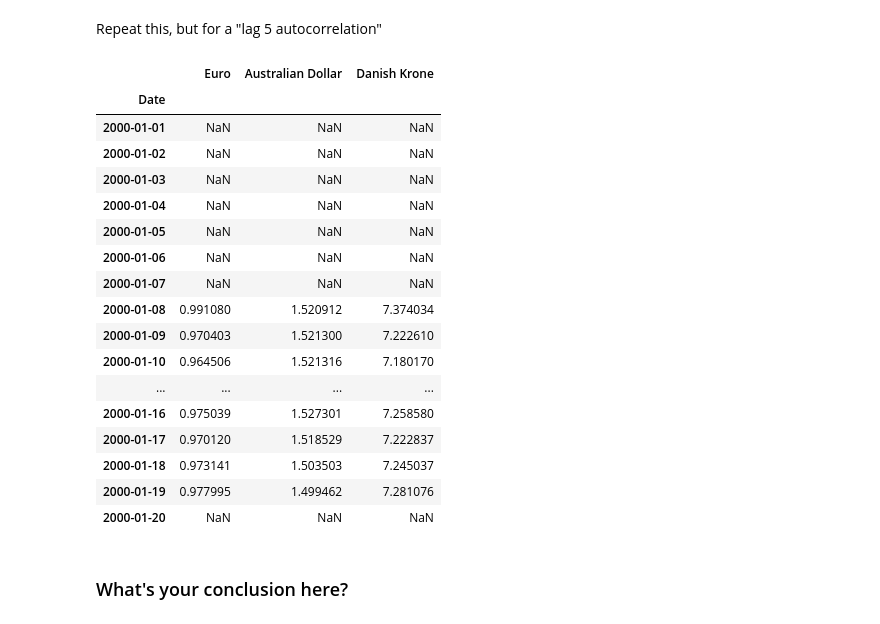
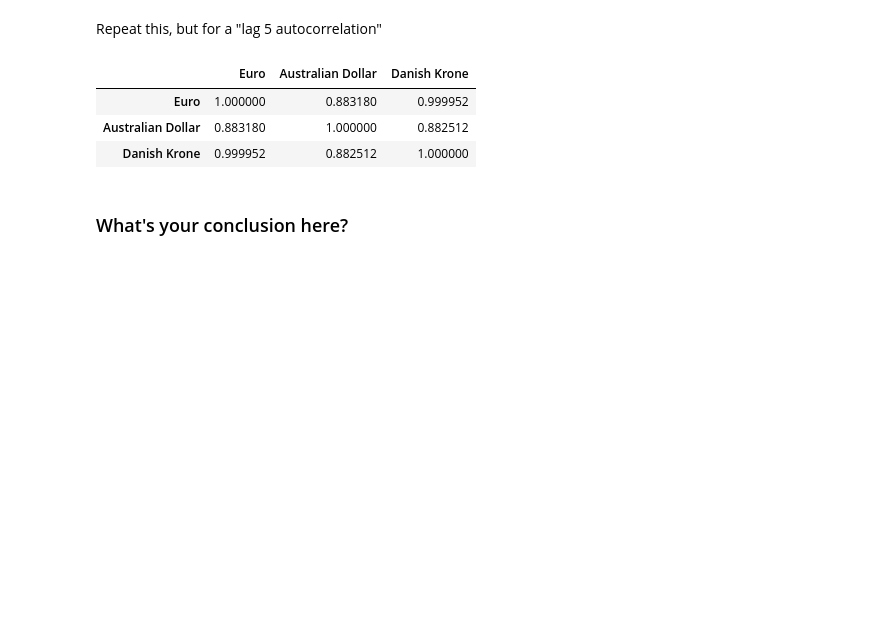
Before and after one commit to nic464/dsc-enterprise-hsbc-autocorrelation-in-time-series-lab-hsbc-ds-081319, a Jupyter notebook: index.ipynb, the cells around one changed output. Saved outputs shown, nothing was run; the diff lists cells and outputs as text; code cells hidden in the pictures; blank space fills up the shorter version.

```diff
--- a/index.ipynb
+++ b/index.ipynb
@@ -92,26 +92,12 @@ df_lag1.plot(kind='line', figsize=(10,12))
 Repeat this, but for a "lag 5 autocorrelation"
 # %%
 df_lag5 = df.shift(periods=5)
-df_lag5.head(20)
+df_lag5.corr()
 # %% [output]
 |  | Euro | Australian Dollar | Danish Krone |
-| Date |  |  |  |
-| 2000-01-01 | NaN | NaN | NaN |
-| 2000-01-02 | NaN | NaN | NaN |
-| 2000-01-03 | NaN | NaN | NaN |
-| 2000-01-04 | NaN | NaN | NaN |
-| 2000-01-05 | NaN | NaN | NaN |
-| 2000-01-06 | NaN | NaN | NaN |
-| 2000-01-07 | NaN | NaN | NaN |
-| 2000-01-08 | 0.991080 | 1.520912 | 7.374034 |
-| 2000-01-09 | 0.970403 | 1.521300 | 7.222610 |
-| 2000-01-10 | 0.964506 | 1.521316 | 7.180170 |
-| ... | ... | ... | ... |
-| 2000-01-16 | 0.975039 | 1.527301 | 7.258580 |
-| 2000-01-17 | 0.970120 | 1.518529 | 7.222837 |
-| 2000-01-18 | 0.973141 | 1.503503 | 7.245037 |
-| 2000-01-19 | 0.977995 | 1.499462 | 7.281076 |
-| 2000-01-20 | NaN | NaN | NaN |
+| Euro | 1.000000 | 0.883180 | 0.999952 |
+| Australian Dollar | 0.883180 | 1.000000 | 0.882512 |
+| Danish Krone | 0.999952 | 0.882512 | 1.000000 |
 # %%
 # your code here
 # %% [markdown]
```
